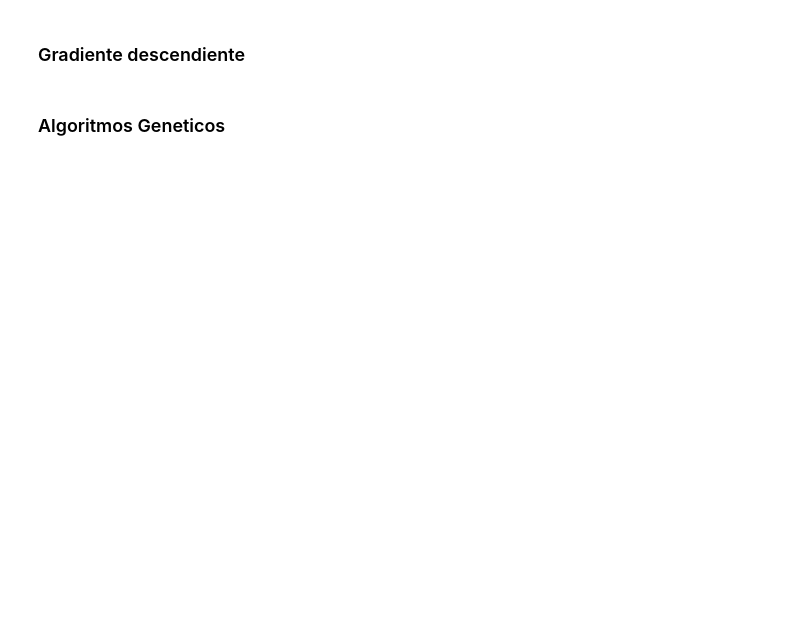
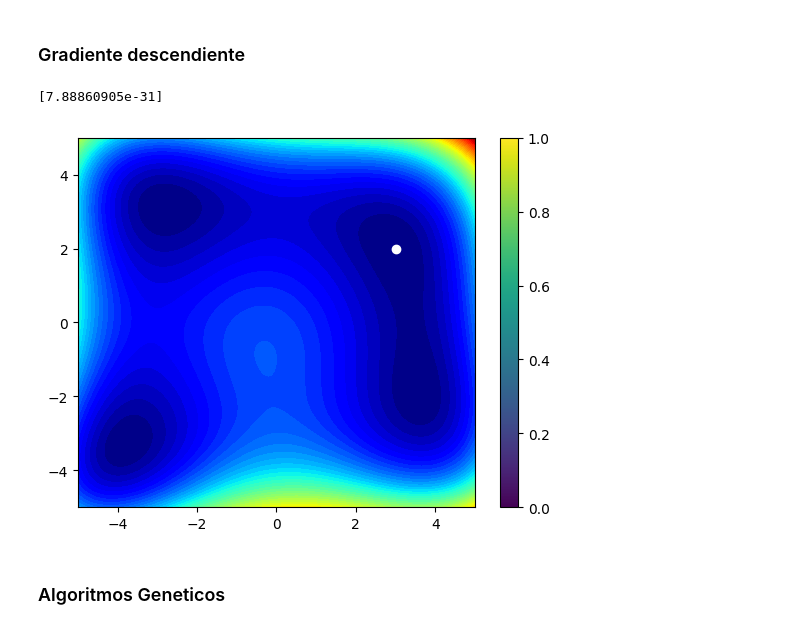
Before and after one commit to scuartasr/genet, a Jupyter notebook: clase/14_Opt_MetaClase7_ACO.ipynb, the cells around one changed output. Cells and saved outputs as stored; diff of their text form; code cells hidden in the pictures; blank space fills up the shorter version.

```diff
--- a/clase/14_Opt_MetaClase7_ACO.ipynb
+++ b/clase/14_Opt_MetaClase7_ACO.ipynb
@@ -72,19 +75,22 @@ def gradient_descent(objective_func, derivative, bounds, n_iter, step_size):
   return solution
 # %%
 # Aplicacion del gradiente
-bounds = np.asarray([[-1.0, 1.0]])
-n_iter = 1000
+bounds = np.asarray([[-4.0, 4.0]])
+n_iter = 500
 step_size = 0.01
 solution = gradient_descent(objective_func, derivative, bounds, n_iter, step_size)
 #Guardamos la solucion para la comparacion
 xopGD, yopGD = solution
 fevalGD = objective_func(solution)
 
 #Grafica de los contornos y punto optimo
 plt.contourf(xv, yv, feval, levels=50, cmap='jet')
 plt.scatter(xopGD, yopGD,c='white',marker='o')
 plt.colorbar()
 print(fevalGD)
+# %% [output]
+[7.88860905e-31]
+[figure, added]
 # %% [markdown]
 ### Algoritmos Geneticos
 # %%
```
Also changed, not shown: parts of 12 cells of this notebook, 2 other files.
